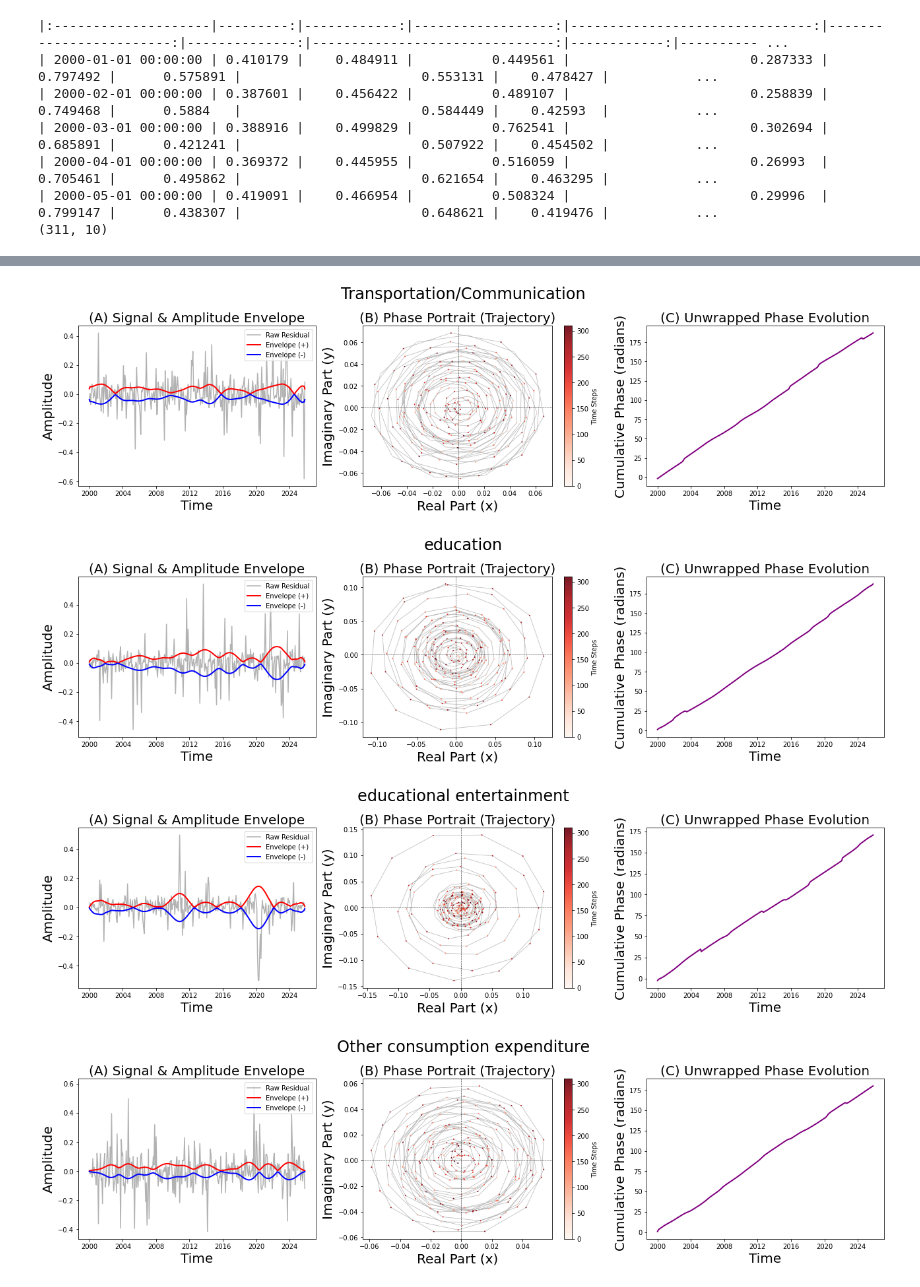
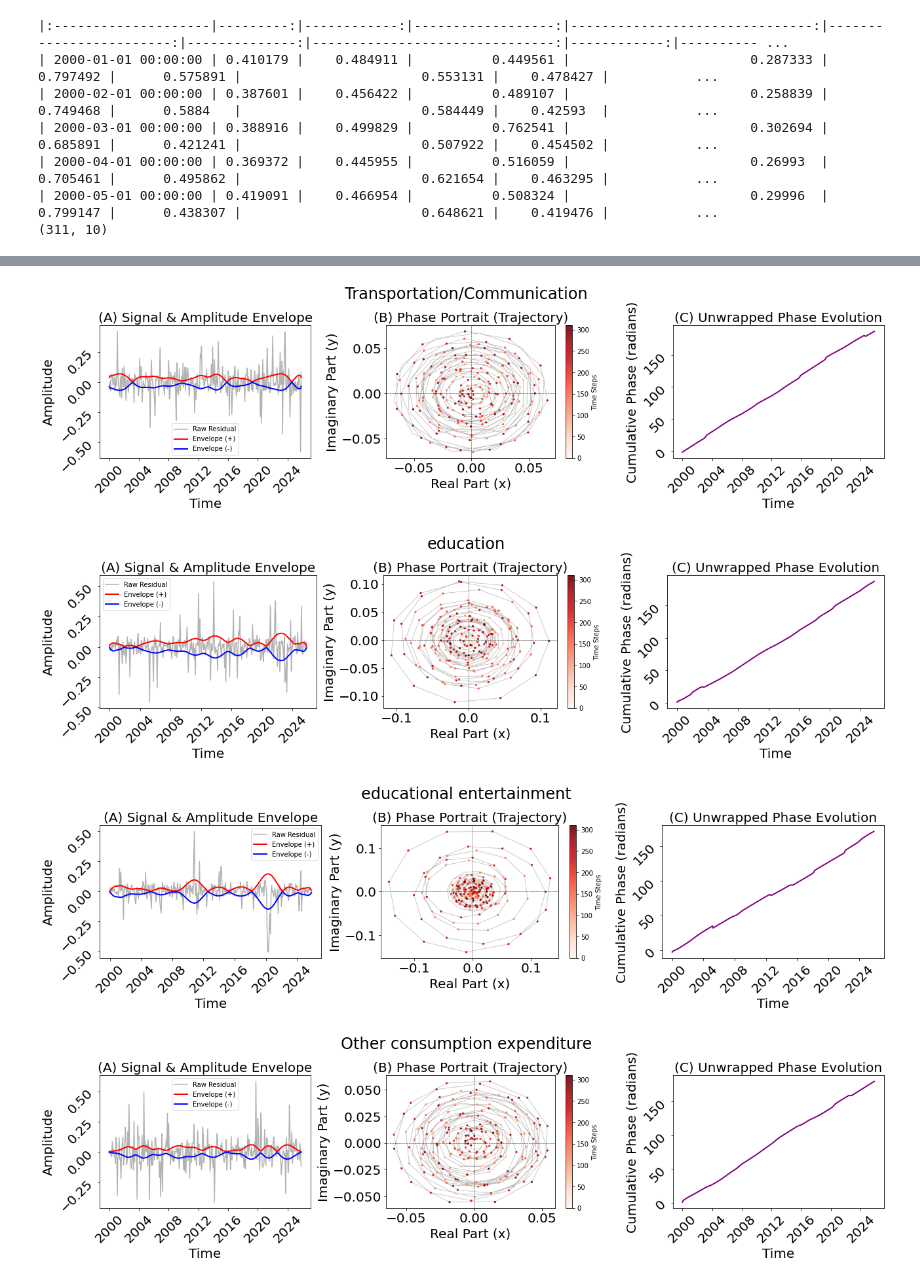
Before and after one commit to belief12345679/Consumption_Data, a Jupyter notebook: code/minimul_cycle.ipynb, the cells around one changed output, grey strips where cells are left out. Drawn from its saved outputs; the diff is of its cells as text; code cells hidden in the pictures.

Commit message:
add plots

```diff
--- a/code/minimul_cycle.ipynb
+++ b/code/minimul_cycle.ipynb
@@ -248,7 +248,9 @@ for ca in df_res_norm.columns:
     axes[0].set_title('(A) Signal & Amplitude Envelope', fontsize=20)
     axes[0].set_xlabel('Time', fontsize=20)
     axes[0].set_ylabel('Amplitude', fontsize=20)
-    axes[0].legend(loc='upper right')
+    axes[0].tick_params(axis='both', labelsize=20)
+    axes[0].tick_params(rotation=45)
+    axes[0].legend(loc='best')
 
     # --- 图 B: 极限环相图 (带轨迹连线) ---
     # 1. 先画一条灰色的细线，把所有点按时间顺序连起来，展示“转圈”的轨迹
@@ -258,13 +260,14 @@ for ca in df_res_norm.columns:
     # 2. 保留原来的散点，用颜色表示时间先后，叠加在连线上
     scatter = axes[1].scatter(np.real(z_signal), np.imag(z_signal),
                             c=np.arange(len(z_signal)), cmap='Reds',
-                            s=1, alpha=0.9, zorder=2)
+                            s=5, alpha=0.9, zorder=2)
 
     axes[1].axhline(0, color='black', linewidth=0.5, linestyle='--')
     axes[1].axvline(0, color='black', linewidth=0.5, linestyle='--')
     axes[1].set_title('(B) Phase Portrait (Trajectory)', fontsize=20)
     axes[1].set_xlabel('Real Part (x)', fontsize=20)
     axes[1].set_ylabel('Imaginary Part (y)', fontsize=20)
+    axes[1].tick_params(axis='both', labelsize=20)
     cbar = plt.colorbar(scatter, ax=axes[1])
     cbar.set_label('Time Steps')
 
@@ -273,7 +276,8 @@ for ca in df_res_norm.columns:
     axes[2].set_title('(C) Unwrapped Phase Evolution', fontsize=20)
     axes[2].set_xlabel('Time', fontsize=20)
     axes[2].set_ylabel('Cumulative Phase (radians)', fontsize=20)
-
+    axes[2].tick_params(axis='both', labelsize=20)
+    axes[2].tick_params(rotation=45)
     plt.tight_layout()
     plt.show()
 # %% [output]
@@ -286,4 +290,4 @@ for ca in df_res_norm.columns:
-[figure, old version]
+[figure, new version]
-[figure, old version]
+[figure, new version]
-[figure, old version]
+[figure, new version]
-[figure, old version]
+[figure, new version]
```
Also changed, not shown: parts of 2 cells of this notebook.
